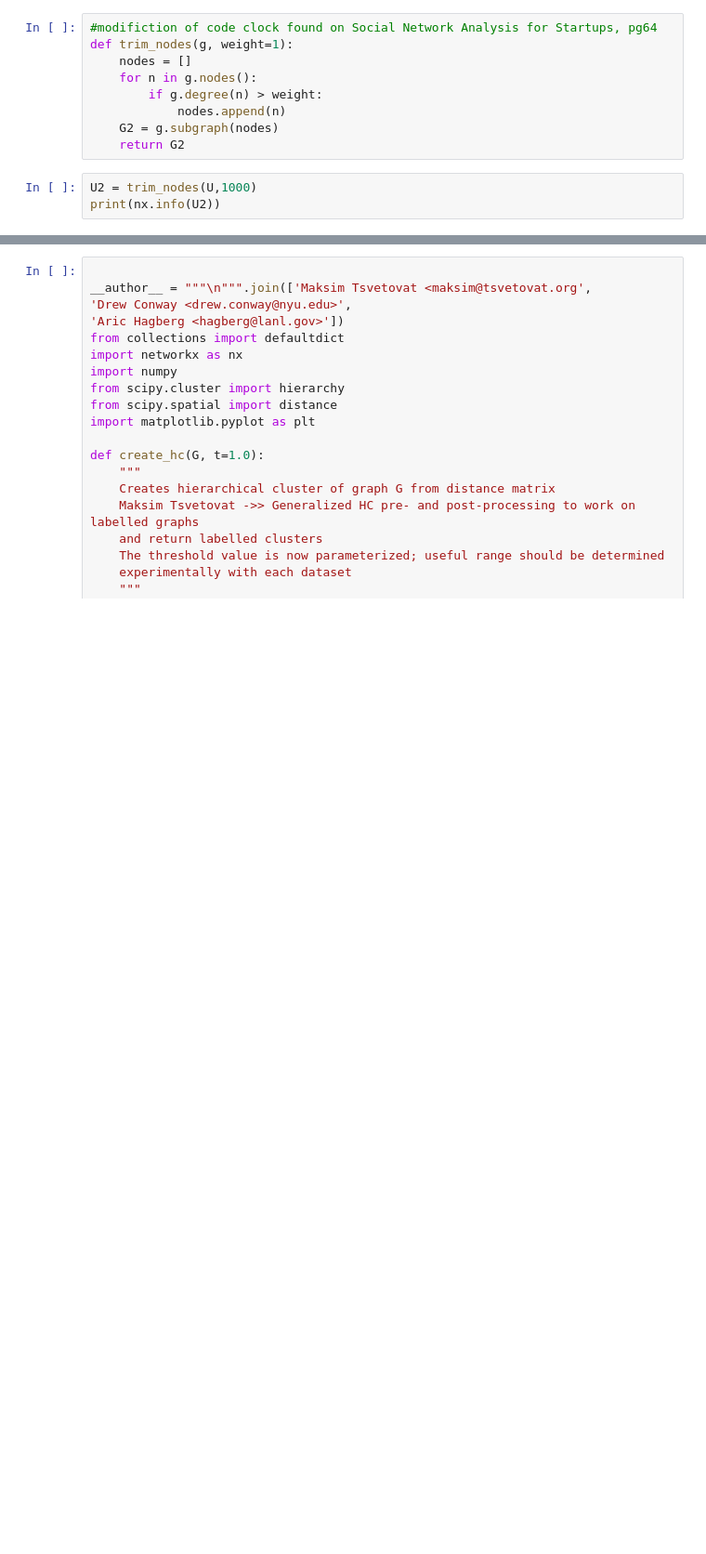
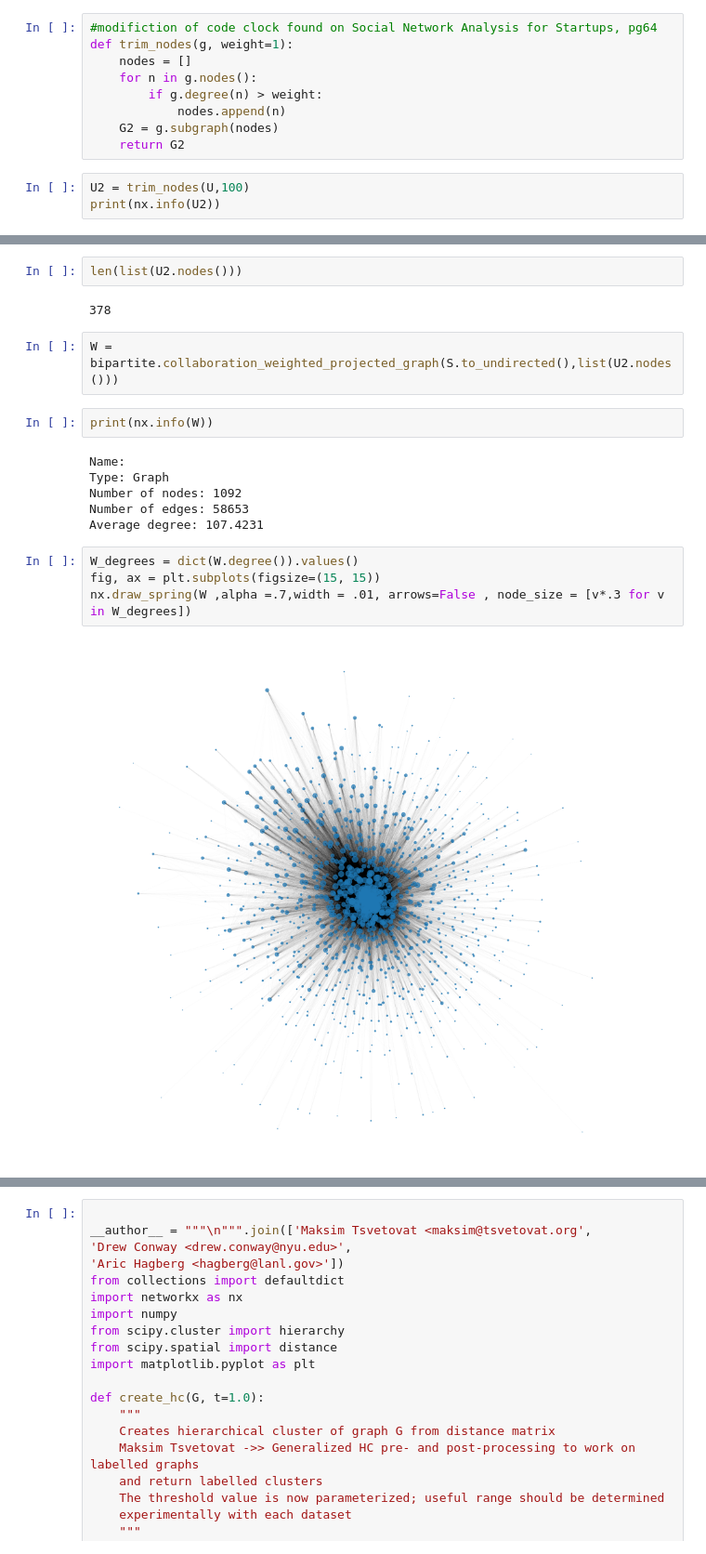
Before and after one commit to mtelab1/SPS_MSDS_SMR21_DATA620, a Jupyter notebook: Project02/Project02-WikiNets.ipynb, the cells around one changed output, grey strips where cells are left out. Shown at 93% size. Drawn from its saved outputs; the diff is of its cells as text; blank space fills up the shorter version.

```diff
--- a/Project02/Project02-WikiNets.ipynb
+++ b/Project02/Project02-WikiNets.ipynb
@@ -162,5 +320,5 @@ def trim_nodes(g, weight=1):
     G2 = g.subgraph(nodes)
     return G2
 # %%
-U2 = trim_nodes(U,1000)
+U2 = trim_nodes(U,100)
 print(nx.info(U2))
@@ -170,0 +337,20 @@ nx.draw_spring(U2 ,alpha =.7,width = .01, arrows=False , node_size = [v*.3 for v
+# %%
+len(list(U2.nodes()))
+# %% [output]
+378
+# %%
+W = bipartite.collaboration_weighted_projected_graph(S.to_undirected(),list(U2.nodes()))
+# %%
+print(nx.info(W))
+# %% [output]
+Name:
+Type: Graph
+Number of nodes: 1092
+Number of edges: 58653
+Average degree: 107.4231
+# %%
+W_degrees = dict(W.degree()).values()
+fig, ax = plt.subplots(figsize=(15, 15))
+nx.draw_spring(W ,alpha =.7,width = .01, arrows=False , node_size = [v*.3 for v in W_degrees])
+# %% [output]
+[figure, added]
```
Also changed, not shown: parts of 37 cells of this notebook, 2 other files.
